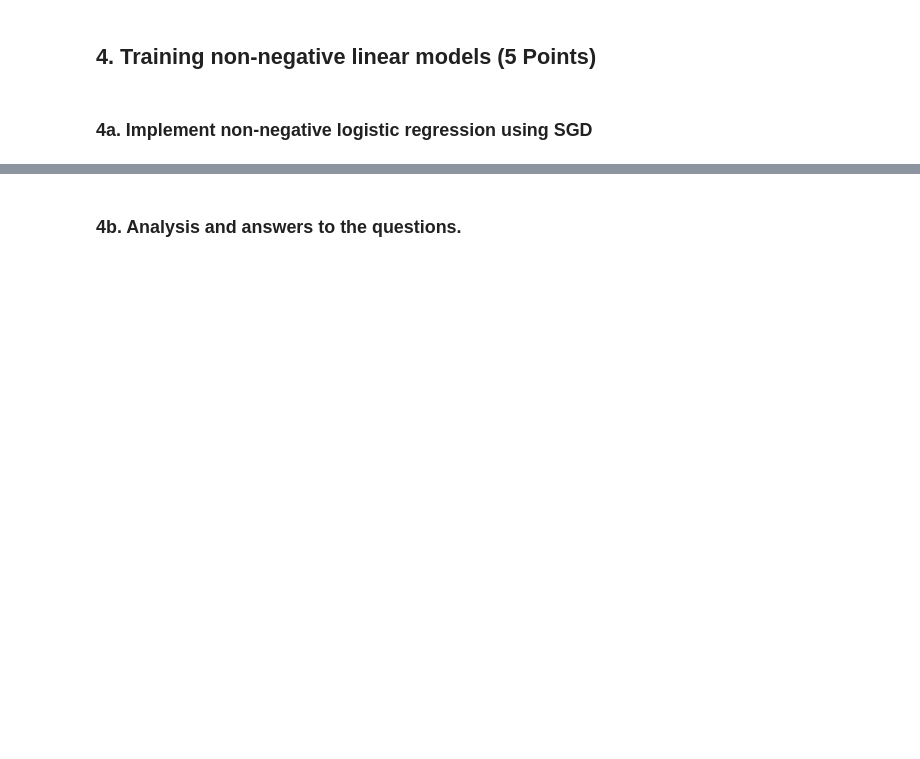
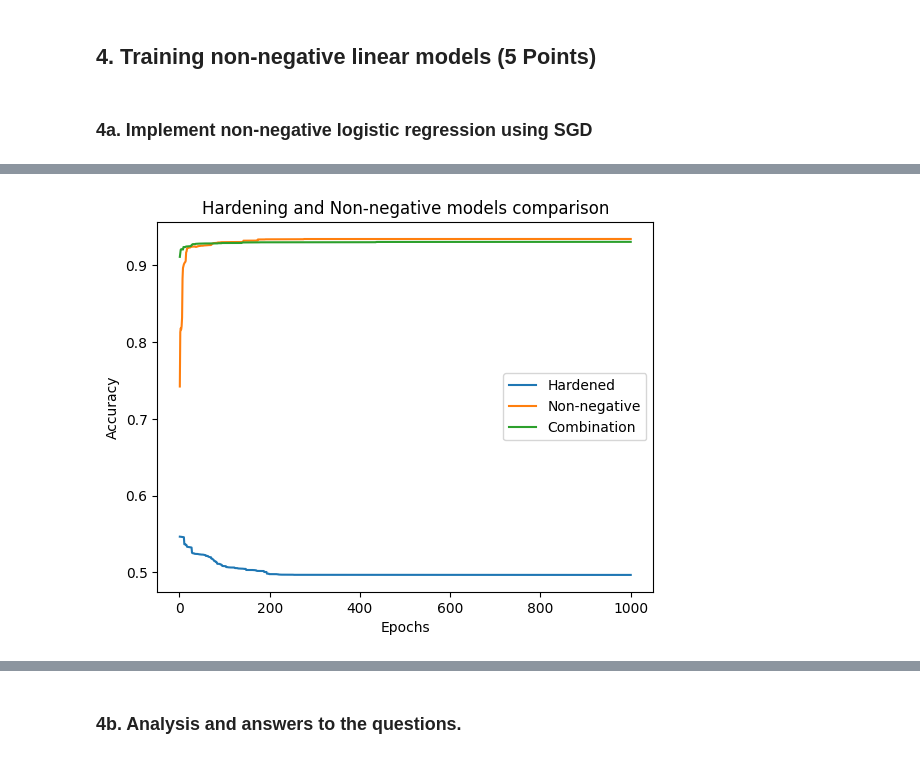
Before and after one commit to kbaran1998/CS4035-cyber-data, a Jupyter notebook: lab4/Lab4.ipynb, the cells around one changed output, grey strips where cells are left out. Saved outputs shown, nothing was run; the diff lists cells and outputs as text; code cells hidden in the pictures; blank space fills up the shorter version.

```diff
--- a/lab4/Lab4.ipynb
+++ b/lab4/Lab4.ipynb
@@ -288,0 +510,13 @@ After applying evation to the train dataset, we can see that the regular test ac
+# %%
+# Non-negative model accuracy collection
+accuracies_nonnegative = []
+batch_size = 32
+
+clf = SGDClassifier(loss="log_loss", random_state=0, n_jobs=-1, verbose=0)
+for i in track(range(epochs_count)):
+    for j in range(0, len(X_train), batch_size):
+        clf.partial_fit(X_train[j:j+batch_size], y_train[j:j+batch_size], classes=[0, 1])
+        clf.coef_[0] = weight_clip(clf.coef_[0])
+    y_pred = clf.predict(X_test_evaded)
+    acc = accuracy_score(y_test, y_pred)
+    accuracies_nonnegative.append(acc)
@@ -288,0 +527,16 @@ After applying evation to the train dataset, we can see that the regular test ac
+# %%
+# Comibation of hardening and Non-negative model accuracy collection
+accuracies_combi = []
+batch_size = 32
+
+clf_combi = SGDClassifier(loss="log_loss", random_state=0, n_jobs=-1, verbose=0)
+clf_combi.fit(X_train, y_train)
+for i in track(range(epochs_count)):
+    for j in range(0, len(X_train_harden), batch_size):
+        clf_combi.partial_fit(X_train_harden[j:j+batch_size], y_train_harden[j:j+batch_size], classes=[0, 1])
+    for j in range(0, len(X_train), batch_size):
+        clf_combi.partial_fit(X_train[j:j+batch_size], y_train[j:j+batch_size], classes=[0, 1])
+        clf_combi.coef_[0] = weight_clip(clf_combi.coef_[0])
+    y_pred = clf_combi.predict(X_test_evaded)
+    acc = accuracy_score(y_test, y_pred)
+    accuracies_combi.append(acc)
@@ -288,0 +547,15 @@ After applying evation to the train dataset, we can see that the regular test ac
+# %%
+epochs_list = [i+1 for i in range(epochs_count)]
+plt.plot(epochs_list, accuracies_harden, label='Hardened')
+plt.plot(epochs_list, accuracies_nonnegative, label='Non-negative')
+plt.plot(epochs_list, accuracies_combi, label='Combination')
+
+plt.xlabel('Epochs')
+plt.ylabel('Accuracy')
+plt.title('Hardening and Non-negative models comparison')
+
+plt.legend()
+
+plt.show()
+# %% [output]
+[figure, added]
```
Also changed, not shown: parts of 31 cells of this notebook.
